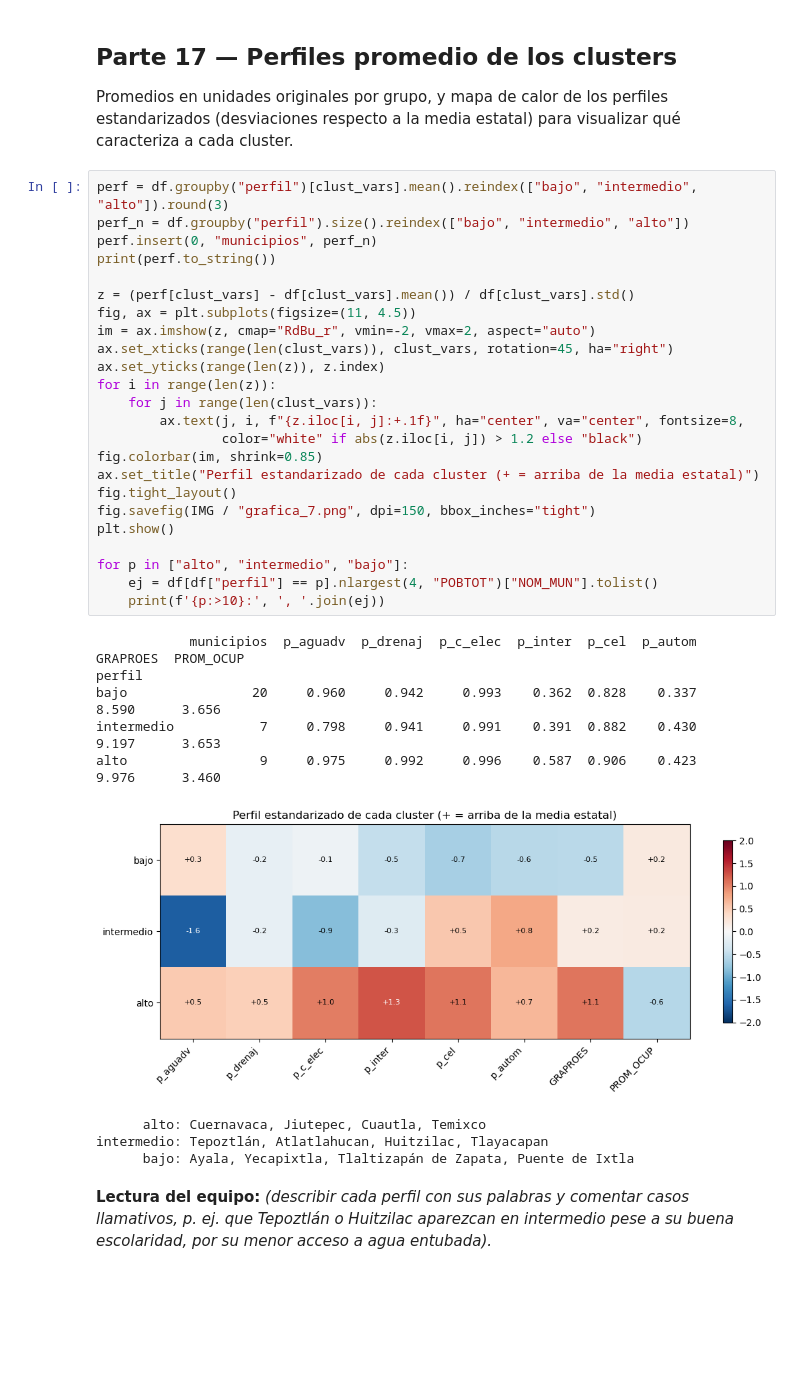
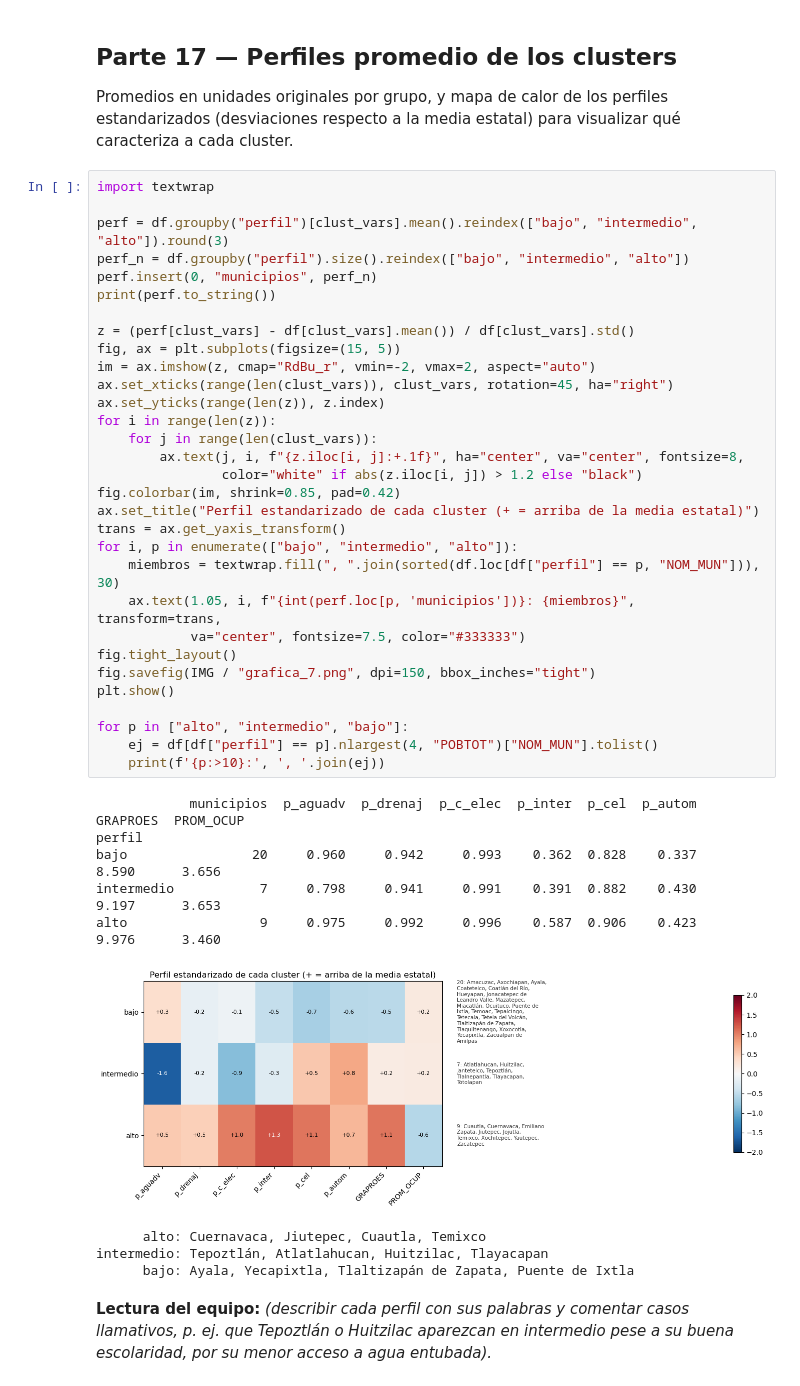
Before and after one commit to Elias-Manuel-Marquez-Bailon/proyecto-articulo-datos-publicos, a Jupyter notebook: notebook/analisis_datos_publicos.ipynb, the cells around one changed output. Saved outputs shown, nothing was run; the diff lists cells and outputs as text; blank space fills up the shorter version.

Commit message:
Cierre del cambio a Morelos: articulos reescritos, municipios etiquetados en graficas 4-7-10 y entregable tecnico

```diff
--- a/notebook/analisis_datos_publicos.ipynb
+++ b/notebook/analisis_datos_publicos.ipynb
@@ -427,36 +473,43 @@ Name: count, dtype: int64
 
 Promedios en unidades originales por grupo, y mapa de calor de los perfiles estandarizados (desviaciones respecto a la media estatal) para visualizar qué caracteriza a cada cluster.
 # %%
+import textwrap
+
 perf = df.groupby("perfil")[clust_vars].mean().reindex(["bajo", "intermedio", "alto"]).round(3)
 perf_n = df.groupby("perfil").size().reindex(["bajo", "intermedio", "alto"])
 perf.insert(0, "municipios", perf_n)
 print(perf.to_string())
 
 z = (perf[clust_vars] - df[clust_vars].mean()) / df[clust_vars].std()
-fig, ax = plt.subplots(figsize=(11, 4.5))
+fig, ax = plt.subplots(figsize=(15, 5))
 im = ax.imshow(z, cmap="RdBu_r", vmin=-2, vmax=2, aspect="auto")
 ax.set_xticks(range(len(clust_vars)), clust_vars, rotation=45, ha="right")
 ax.set_yticks(range(len(z)), z.index)
 for i in range(len(z)):
     for j in range(len(clust_vars)):
         ax.text(j, i, f"{z.iloc[i, j]:+.1f}", ha="center", va="center", fontsize=8,
                 color="white" if abs(z.iloc[i, j]) > 1.2 else "black")
-fig.colorbar(im, shrink=0.85)
+fig.colorbar(im, shrink=0.85, pad=0.42)
 ax.set_title("Perfil estandarizado de cada cluster (+ = arriba de la media estatal)")
+trans = ax.get_yaxis_transform()
+for i, p in enumerate(["bajo", "intermedio", "alto"]):
+    miembros = textwrap.fill(", ".join(sorted(df.loc[df["perfil"] == p, "NOM_MUN"])), 30)
+    ax.text(1.05, i, f"{int(perf.loc[p, 'municipios'])}: {miembros}", transform=trans,
+            va="center", fontsize=7.5, color="#333333")
 fig.tight_layout()
 fig.savefig(IMG / "grafica_7.png", dpi=150, bbox_inches="tight")
 plt.show()
 
 for p in ["alto", "intermedio", "bajo"]:
     ej = df[df["perfil"] == p].nlargest(4, "POBTOT")["NOM_MUN"].tolist()
     print(f'{p:>10}:', ', '.join(ej))
 # %% [output]
             municipios  p_aguadv  p_drenaj  p_c_elec  p_inter  p_cel  p_autom  GRAPROES  PROM_OCUP
 perfil
 bajo                20     0.960     0.942     0.993    0.362  0.828    0.337     8.590      3.656
 intermedio           7     0.798     0.941     0.991    0.391  0.882    0.430     9.197      3.653
 alto                 9     0.975     0.992     0.996    0.587  0.906    0.423     9.976      3.460
-[figure, old version]
+[figure, new version]
       alto: Cuernavaca, Jiutepec, Cuautla, Temixco
 intermedio: Tepoztlán, Atlatlahucan, Huitzilac, Tlayacapan
       bajo: Ayala, Yecapixtla, Tlaltizapán de Zapata, Puente de Ixtla
```
Also changed, not shown: parts of 5 cells of this notebook, 7 other files.
